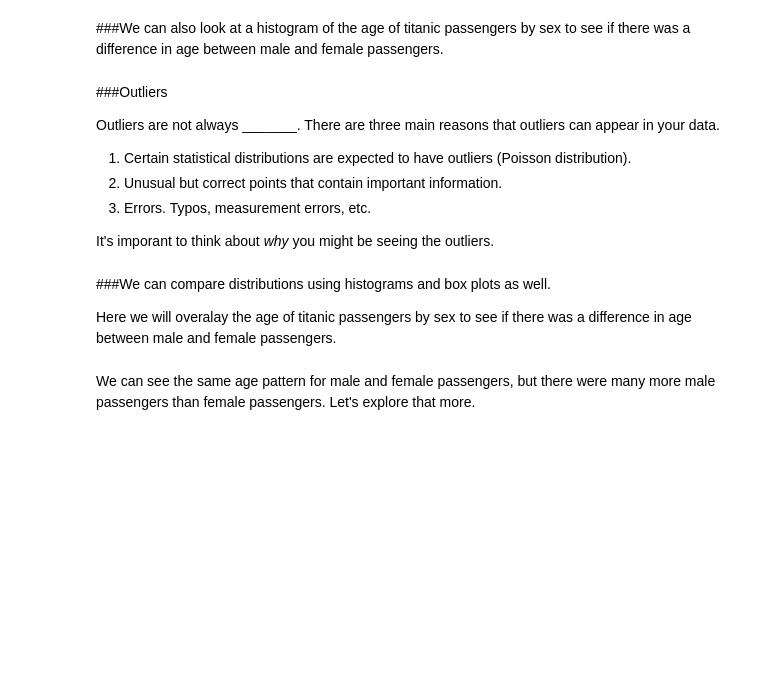
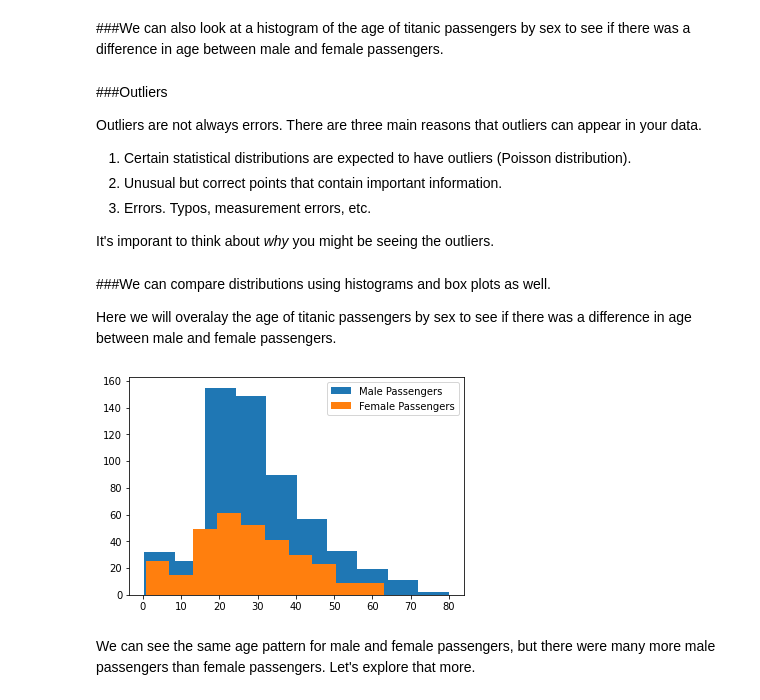
Before and after one commit to mariokart345/DS-Unit-1-Sprint-1-Data-Wrangling-and-Storytelling, a Jupyter notebook: module4-make-explanatory-visualizations/LS_DS_114_Make_Explanatory_Visualizations.ipynb, the cells around one changed output. Cells and saved outputs as stored; diff of their text form; code cells hidden in the pictures; blank space fills up the shorter version.

```diff
--- a/module4-make-explanatory-visualizations/LS_DS_114_Make_Explanatory_Visualizations.ipynb
+++ b/module4-make-explanatory-visualizations/LS_DS_114_Make_Explanatory_Visualizations.ipynb
@@ -237,7 +267,7 @@ When the data is very _______, the _______ becomes an even worse measure of cent
 # %% [markdown]
 ###Outliers
 
-Outliers are not always _______.  There are three main reasons that outliers can appear in your data.
+Outliers are not always errors.  There are three main reasons that outliers can appear in your data.
 
 1. Certain statistical distributions are expected to have outliers (Poisson distribution).
 2. Unusual but correct points that contain important information.
@@ -253,2 +281,11 @@ Here we will overalay the age of titanic passengers by sex to see if there was a
+# %%
+#Histogram
+Titanic_Male = Titanic[Titanic['Sex']=='male']
+Titanic_Female= Titanic[Titanic['Sex']=='female']
+plt.hist(Titanic_Male['Age'],label='Male Passengers')
+plt.hist(Titanic_Female['Age'],label='Female Passengers')
+plt.legend(loc='upper right');
+# %% [output]
+[figure, added]
 # %% [markdown]
 We can see the same age pattern for male and female passengers, but there were many more male passengers than female passengers.  Let's explore that more.
```
Also changed, not shown: parts of 12 cells of this notebook.
